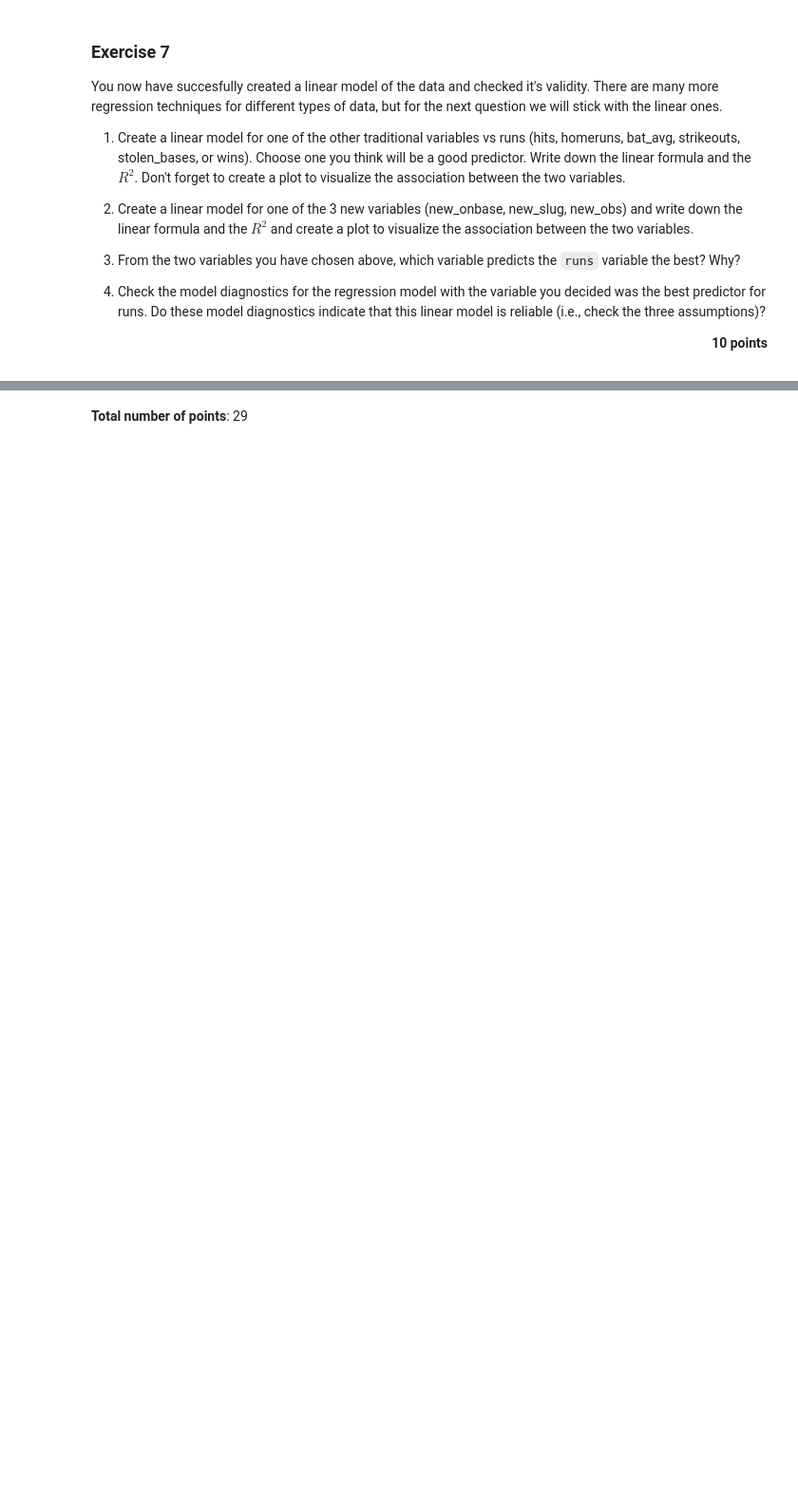
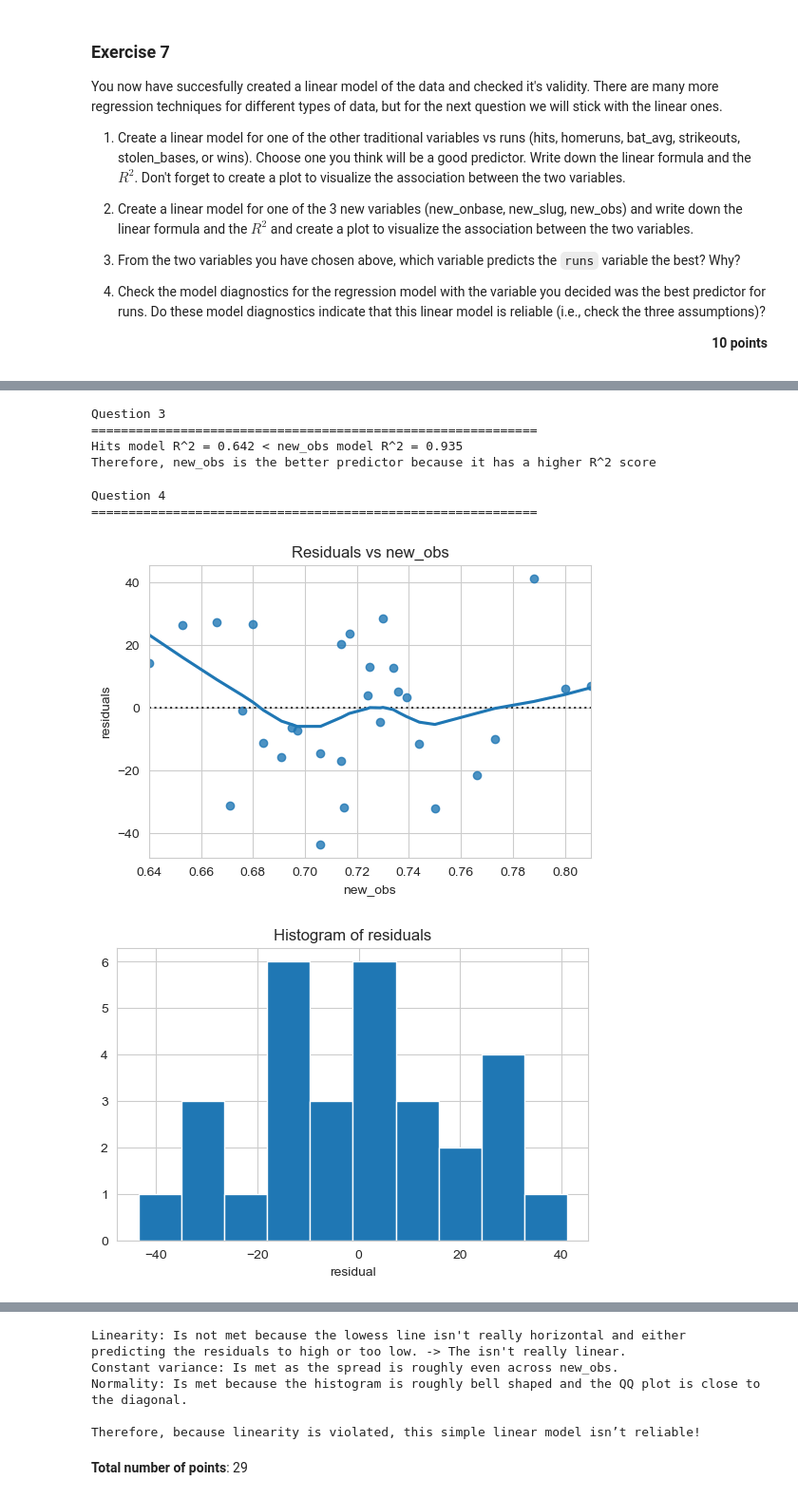
Before and after one commit to felixleopold/Frequentist-Statistics, a Jupyter notebook: FS_Assignment5/Assignment5.ipynb, the cells around one changed output, grey strips where cells are left out. Shown: that part at 95% size. Cells and saved outputs as stored; diff of their text form; code cells hidden in the pictures; blank space fills up the shorter version.

```diff
--- a/FS_Assignment5/Assignment5.ipynb
+++ b/FS_Assignment5/Assignment5.ipynb
@@ -319,0 +416,47 @@ You now have succesfully created a linear model of the data and checked it's val
+# %%
+# your code/answer here
+print_question(3)
+print("Hits model R^2 = 0.642 < new_obs model R^2 = 0.935")
+print("Therefore, new_obs is the better predictor because it has a higher R^2 score")
+# %% [output]
+Question 3
+============================================================
+Hits model R^2 = 0.642 < new_obs model R^2 = 0.935
+Therefore, new_obs is the better predictor because it has a higher R^2 score
+# %%
+# your code/answer here
+print_question(4)
+
+# (a) Residuals vs. new_obs (linearity + constant variance)
+plt.figure(figsize=(6,4))
+sns.residplot(x=baseball["new_obs"],
+              y=baseball["runs"],
+              lowess=True)
+plt.xlabel("new_obs")
+plt.ylabel("residuals")
+plt.title("Residuals vs new_obs")
+plt.show()
+
+# (b) Histogram of residuals (normality)
+plt.figure(figsize=(6.4,4))
+plt.hist(results_obs.resid, bins=10)
+plt.xlabel("residual")
+plt.title("Histogram of residuals")
+plt.show()
+
+# (c) QQ-plot of residuals (normality)
+plt.figure(figsize=(6,4))
+stats.probplot(results_obs.resid, plot=plt)
+plt.title("QQ Plot of residuals")
+plt.show()
+
+print("Linearity: Is not met because the lowess line isn't really horizontal and either predicting the residuals to high or too low. -> The isn't really linear.")
+print("Constant variance: Is met as the spread is roughly even across new_obs.")
+print("Normality: Is met because the histogram is roughly bell shaped and the QQ plot is close to the diagonal.\n")
+
+print("Therefore, because linearity is violated, this simple linear model isn’t reliable!")
+# %% [output]
+Question 4
+============================================================
+[figure, added]
+[figure, added]
@@ -320,2 +464,7 @@ You now have succesfully created a linear model of the data and checked it's val
+Linearity: Is not met because the lowess line isn't really horizontal and either predicting the residuals to high or too low. -> The isn't really linear.
+Constant variance: Is met as the spread is roughly even across new_obs.
+Normality: Is met because the histogram is roughly bell shaped and the QQ plot is close to the diagonal.
+
+Therefore, because linearity is violated, this simple linear model isn’t reliable!
 # %% [markdown]
 **Total number of points**: 29
```
Also changed, not shown: parts of 14 cells of this notebook.
